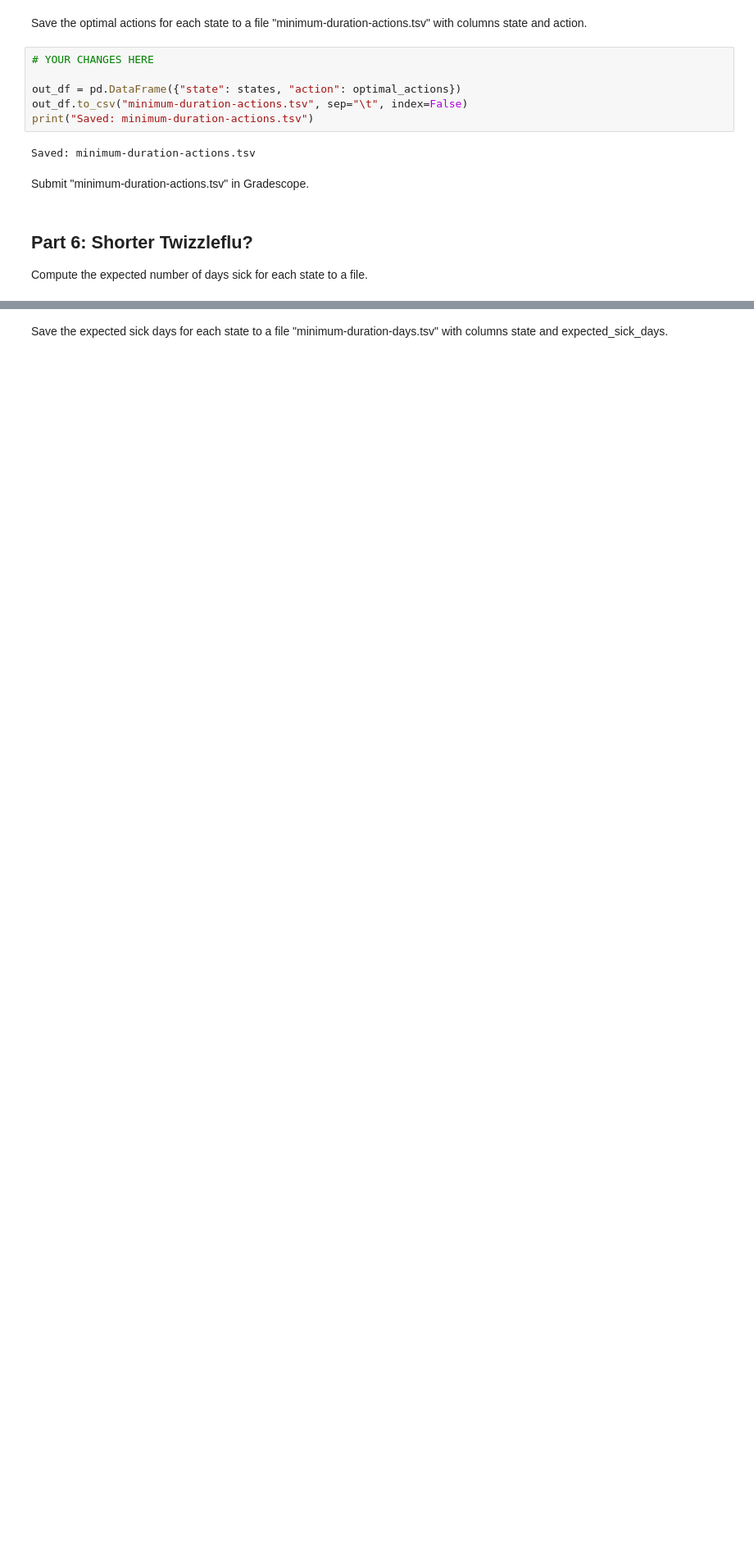
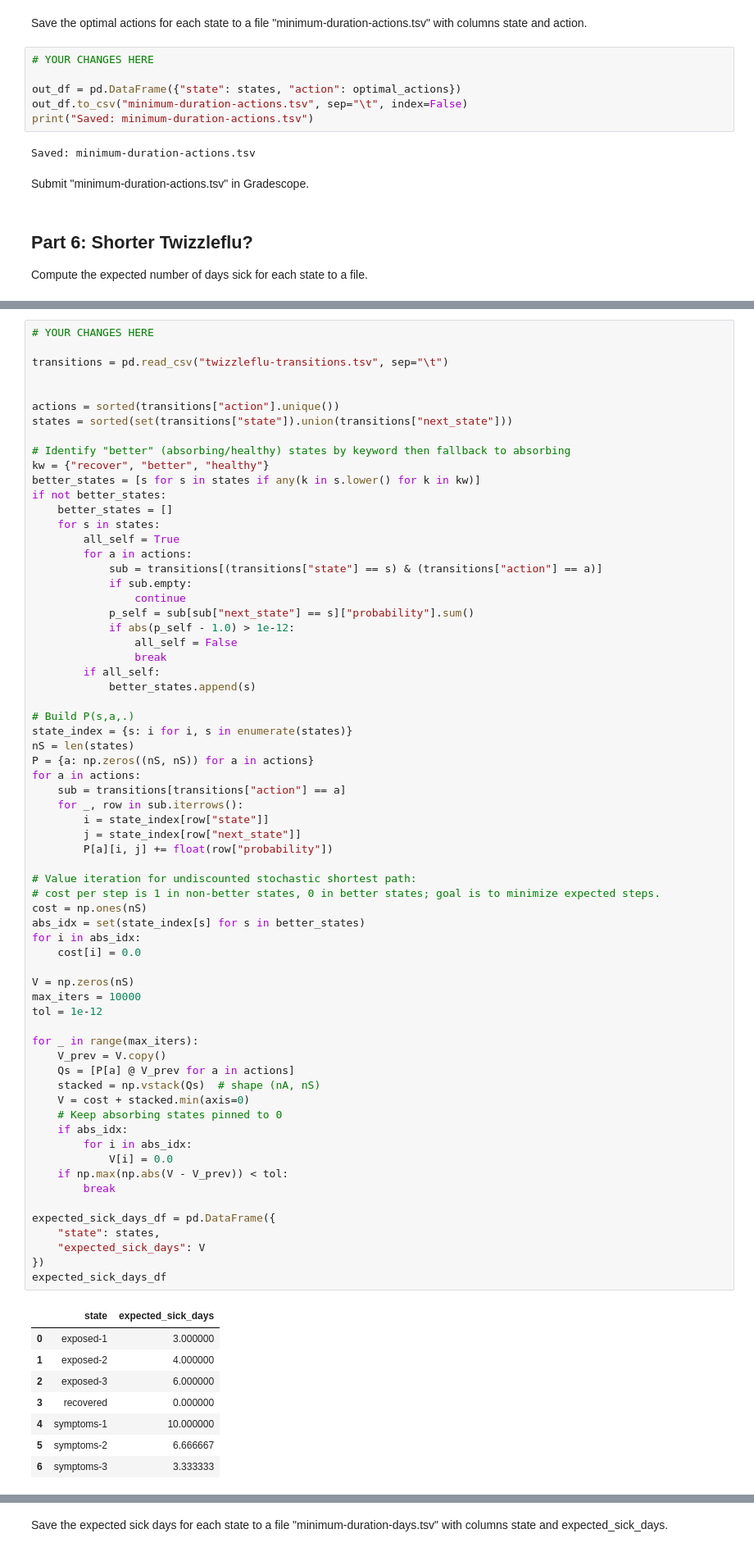
Before and after one commit to bu-aarad/dx704-project-06, a Jupyter notebook: project.ipynb, the cells around one changed output, grey strips where cells are left out. Shown: that part at 82% size. Drawn from its saved outputs; the diff is of its cells as text; blank space fills up the shorter version.

```diff
--- a/project.ipynb
+++ b/project.ipynb
@@ -384,0 +381,75 @@ Compute the expected number of days sick for each state to a file.
+# %%
+# YOUR CHANGES HERE
+
+transitions = pd.read_csv("twizzleflu-transitions.tsv", sep="\t")
+
+
+actions = sorted(transitions["action"].unique())
+states = sorted(set(transitions["state"]).union(transitions["next_state"]))
+
+# Identify "better" (absorbing/healthy) states by keyword then fallback to absorbing
+kw = {"recover", "better", "healthy"}
+better_states = [s for s in states if any(k in s.lower() for k in kw)]
+if not better_states:
+    better_states = []
+    for s in states:
+        all_self = True
+        for a in actions:
+            sub = transitions[(transitions["state"] == s) & (transitions["action"] == a)]
+            if sub.empty:
+                continue
+            p_self = sub[sub["next_state"] == s]["probability"].sum()
+            if abs(p_self - 1.0) > 1e-12:
+                all_self = False
+                break
+        if all_self:
+            better_states.append(s)
+
+# Build P(s,a,.)
+state_index = {s: i for i, s in enumerate(states)}
+nS = len(states)
+P = {a: np.zeros((nS, nS)) for a in actions}
+for a in actions:
+    sub = transitions[transitions["action"] == a]
+    for _, row in sub.iterrows():
+        i = state_index[row["state"]]
+        j = state_index[row["next_state"]]
+        P[a][i, j] += float(row["probability"])
+
+# Value iteration for undiscounted stochastic shortest path:
+# cost per step is 1 in non-better states, 0 in better states; goal is to minimize expected steps.
+cost = np.ones(nS)
+abs_idx = set(state_index[s] for s in better_states)
+for i in abs_idx:
+    cost[i] = 0.0
+
+V = np.zeros(nS)
+max_iters = 10000
+tol = 1e-12
+
+for _ in range(max_iters):
+    V_prev = V.copy()
+    Qs = [P[a] @ V_prev for a in actions]
+    stacked = np.vstack(Qs)  # shape (nA, nS)
+    V = cost + stacked.min(axis=0)
+    # Keep absorbing states pinned to 0
+    if abs_idx:
+        for i in abs_idx:
+            V[i] = 0.0
+    if np.max(np.abs(V - V_prev)) < tol:
+        break
+
+expected_sick_days_df = pd.DataFrame({
+    "state": states,
+    "expected_sick_days": V
+})
+expected_sick_days_df
+# %% [output]
+|  | state | expected_sick_days |
+| 0 | exposed-1 | 3.000000 |
+| 1 | exposed-2 | 4.000000 |
+| 2 | exposed-3 | 6.000000 |
+| 3 | recovered | 0.000000 |
+| 4 | symptoms-1 | 10.000000 |
+| 5 | symptoms-2 | 6.666667 |
+| 6 | symptoms-3 | 3.333333 |
```
Also changed, not shown: parts of 8 cells of this notebook, 2 other files.
